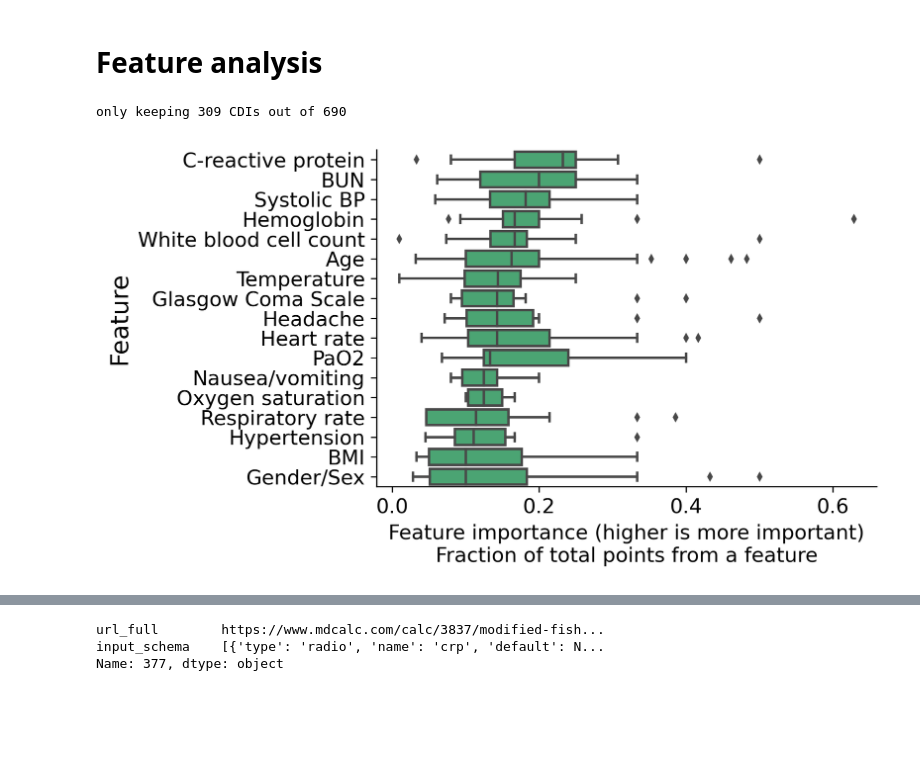
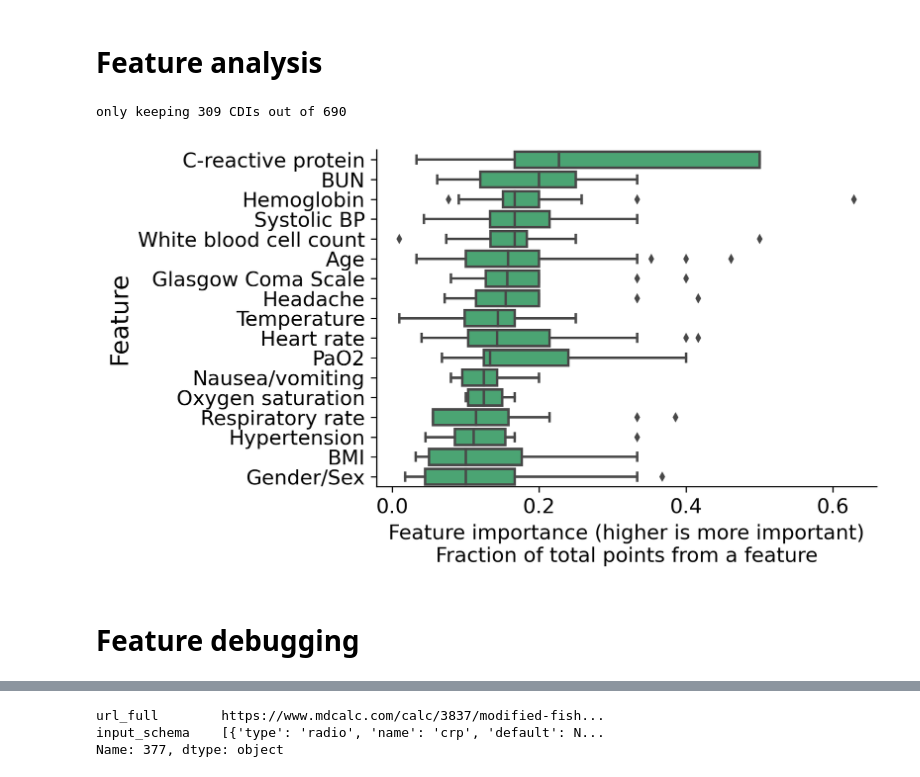
Before and after one commit to csinva/clinical-rule-analysis, a Jupyter notebook: notebooks/02_cdi_features.ipynb, the cells around one changed output, grey strips where cells are left out. Drawn from its saved outputs; the diff is of its cells as text; code cells hidden in the pictures; blank space fills up the shorter version.

```diff
--- a/notebooks/02_cdi_features.ipynb
+++ b/notebooks/02_cdi_features.ipynb
@@ -119,7 +117,7 @@ plt.show()
 # %%
 # get scores for each feature
 df["feature_names_with_vals"] = df["input_schema"].apply(
-    mdcalc.get_feature_names_with_vals_list
+    mdcalc.get_feature_score_tuples_list_from_schema
 )
 
 # only keep scoring-only CDIs
@@ -150,31 +148,33 @@ score_vec = sum([v for (k, v) in scores_list], [])
 df_box = pd.DataFrame.from_dict({"feat_name": feat_name_vec, "score": score_vec})
 medians = df_box.groupby(["feat_name"])["score"].median().sort_values(ascending=False)
 
 # plot
 plt.figure(dpi=300, figsize=(7, 4))
 # place grid in background behind other elements
 sns.boxplot(
     x="score",
     y="feat_name",
     data=df_box,
     color="mediumseagreen",
     order=medians.index,
     fliersize=3.1,
     whis=1.5,
 
     # change color of fliers
     # flierprops=dict(alpha=1, marker='o', color='#EEE'),
 )
 plt.ylabel("Feature")
 plt.yticks(fontsize="small")
 plt.xticks(fontsize="small")
 plt.xlabel(
     "Feature importance (higher is more important)\nFraction of total points from a feature",
     fontsize="small",
 )
 # plt.grid(axis="x")
 plt.tight_layout()
 viz.savefig("scoring_cdi_boxplot")
 # %% [output]
 only keeping 309 CDIs out of 690
-[figure, old version]
+[figure, new version]
+# %% [markdown]
+# Feature debugging
```
Also changed, not shown: parts of 6 cells of this notebook, 1 other file.
